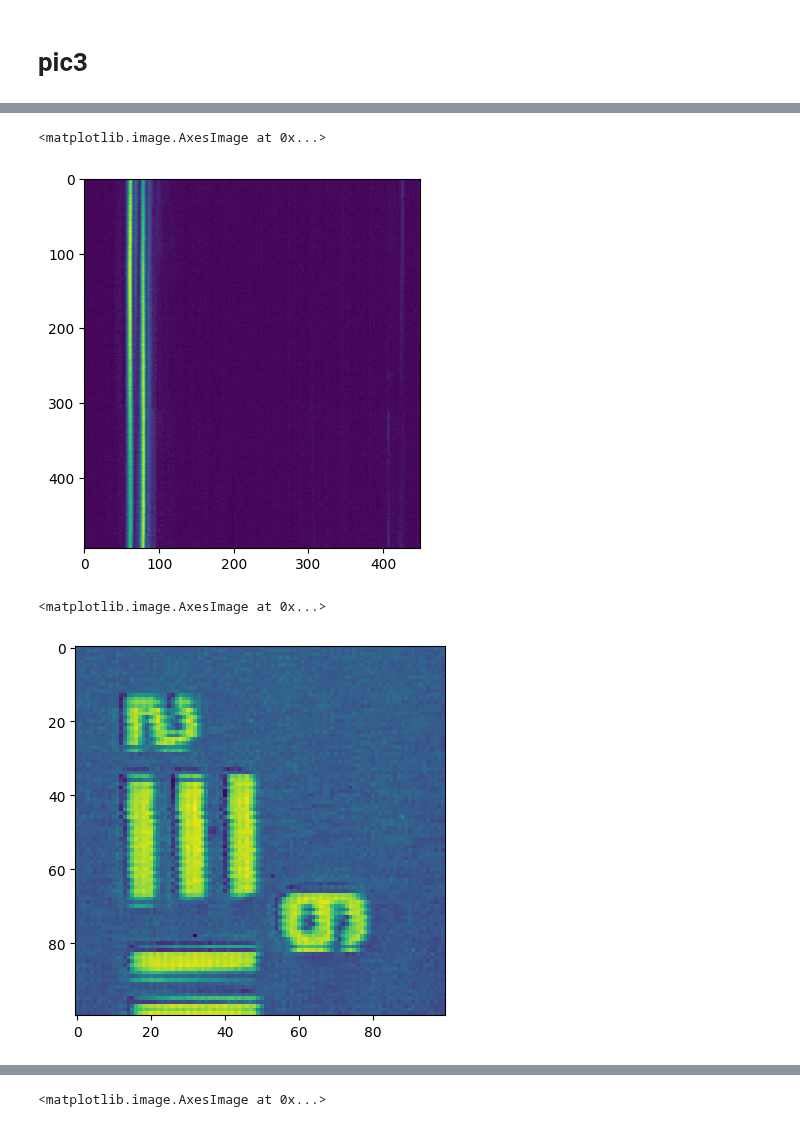
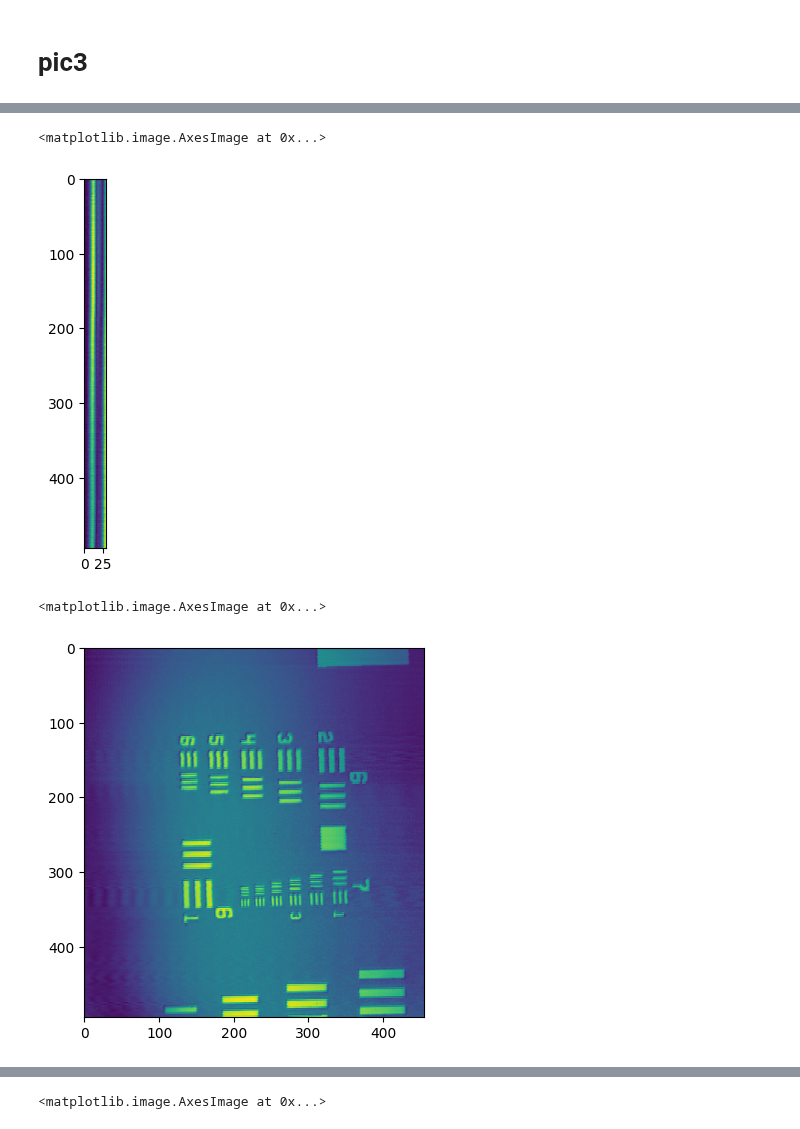
Before and after one commit to AKA2320/OCT_RA, a Jupyter notebook: Iovs paper/registration_viz.ipynb, the cells around one changed output, grey strips where cells are left out. Saved outputs shown, nothing was run; the diff lists cells and outputs as text; code cells hidden in the pictures.

```diff
--- a/Iovs paper/registration_viz.ipynb
+++ b/Iovs paper/registration_viz.ipynb
@@ -695,19 +703,19 @@ tr_all = ants_all_trans(pics_without_line,UP,DOWN)
 for i in tqdm(range(pics_without_line.shape[0]),desc='warping'):
     pics_without_line[i][:mid]  = warp(pics_without_line[i][:mid],AffineTransform(matrix=tr_all[i]),order=3)
 # %%
-mid = 200
-UP,DOWN = 380,454
-tr_all = ants_all_trans(pics_without_line,UP,DOWN)
-for i in tqdm(range(pics_without_line.shape[0]),desc='warping'):
-    pics_without_line[i][mid:]  = warp(pics_without_line[i][mid:],AffineTransform(matrix=tr_all[i]),order=3)
+# mid = 200
+# UP,DOWN = 380,454
+# tr_all = ants_all_trans(pics_without_line,UP,DOWN)
+# for i in tqdm(range(pics_without_line.shape[0]),desc='warping'):
+#     pics_without_line[i][mid:]  = warp(pics_without_line[i][mid:],AffineTransform(matrix=tr_all[i]),order=3)
 # %%
-plt.imshow(pics_without_line[:,:,100])
+plt.imshow(pics_without_line[:,:,100][:,50:80])
 # %% [output]
 <matplotlib.image.AxesImage at 0x...>
-[figure, old version]
+[figure, new version]
 # %%
-plt.imshow(pics_without_line[:,90,:][100:200,300:400])
+plt.imshow(pics_without_line[:,80,:])
 # %% [output]
 <matplotlib.image.AxesImage at 0x...>
-[figure, old version]
+[figure, new version]
 # %%
```
Also changed, not shown: parts of 20 cells of this notebook, 9 other files.
